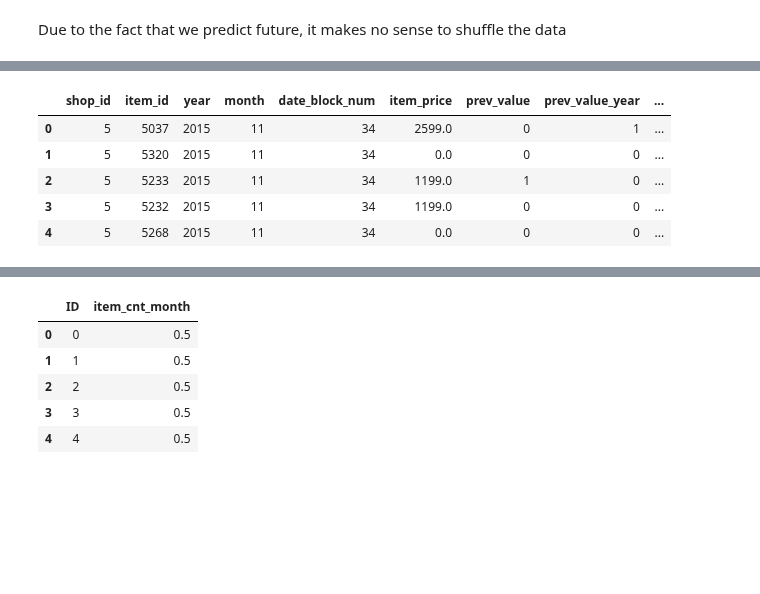
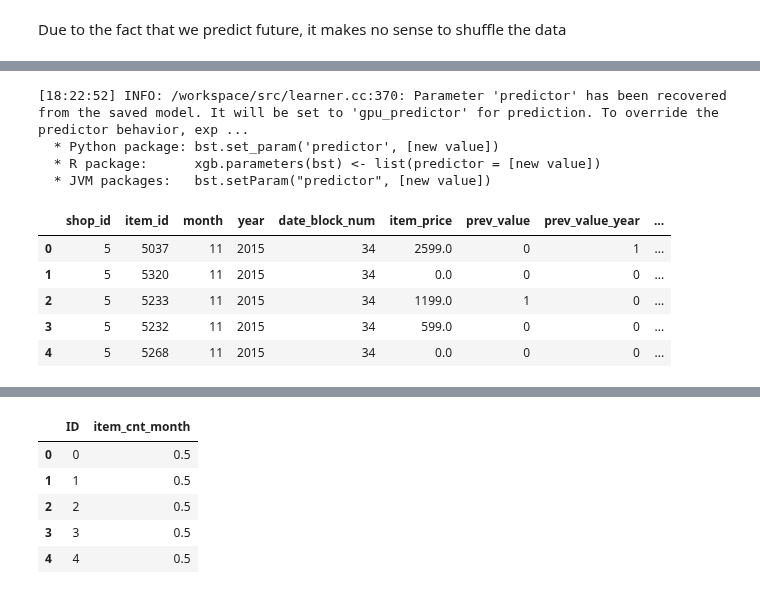
Before and after one commit to TayJen/HSE-Practice, a Jupyter notebook: HSE XGBoost Model Optimization.ipynb, the cells around one changed output, grey strips where cells are left out. Cells and saved outputs as stored; diff of their text form; code cells hidden in the pictures; blank space fills up the shorter version.

```diff
--- a/HSE XGBoost Model Optimization.ipynb
+++ b/HSE XGBoost Model Optimization.ipynb
@@ -216,16 +197,28 @@ RMSE (rounded): 3.63
+# %%
+import pickle
+
+dest = '/content/drive/MyDrive/HSE Final Project/Models/'
+file_name = 'xgb_reg_13.pkl'
+# load
+xgbr = pickle.load(open(dest + file_name, "rb"))
+# %% [output]
+[18:22:52] INFO: /workspace/src/learner.cc:370: Parameter 'predictor' has been recovered from the saved model. It will be set to 'gpu_predictor' for prediction. To override the predictor behavior, exp ...
+  * Python package: bst.set_param('predictor', [new value])
+  * R package:      xgb.parameters(bst) <- list(predictor = [new value])
+  * JVM packages:   bst.setParam("predictor", [new value])
 # %%
 dest = '/content/drive/MyDrive/HSE Final Project/to_test'
-name = 'submit_7_test.csv'
+name = 'submit_9_test.csv'
 
 test_df = pd.read_csv(dest + '/' + name)
 test_df.head()
 # %% [output]
-|  | shop_id | item_id | year | month | date_block_num | item_price | prev_value | prev_value_year | ... |
-| 0 | 5 | 5037 | 2015 | 11 | 34 | 2599.0 | 0 | 1 | ... |
-| 1 | 5 | 5320 | 2015 | 11 | 34 | 0.0 | 0 | 0 | ... |
-| 2 | 5 | 5233 | 2015 | 11 | 34 | 1199.0 | 1 | 0 | ... |
-| 3 | 5 | 5232 | 2015 | 11 | 34 | 1199.0 | 0 | 0 | ... |
-| 4 | 5 | 5268 | 2015 | 11 | 34 | 0.0 | 0 | 0 | ... |
+|  | shop_id | item_id | month | year | date_block_num | item_price | prev_value | prev_value_year | ... |
+| 0 | 5 | 5037 | 11 | 2015 | 34 | 2599.0 | 0 | 1 | ... |
+| 1 | 5 | 5320 | 11 | 2015 | 34 | 0.0 | 0 | 0 | ... |
+| 2 | 5 | 5233 | 11 | 2015 | 34 | 1199.0 | 1 | 0 | ... |
+| 3 | 5 | 5232 | 11 | 2015 | 34 | 599.0 | 0 | 0 | ... |
+| 4 | 5 | 5268 | 11 | 2015 | 34 | 0.0 | 0 | 0 | ... |
 # %%
 test_pred = xgbr.predict(test_df)
 print(test_pred)
```
Also changed, not shown: parts of 18 cells of this notebook.
